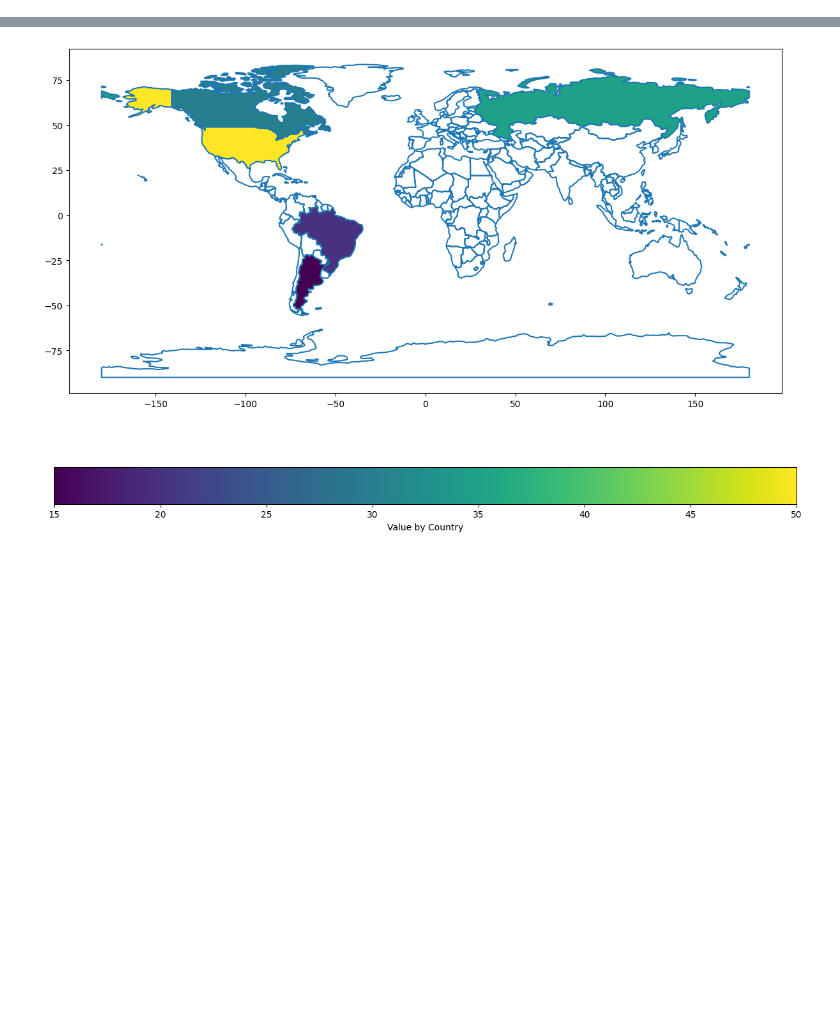
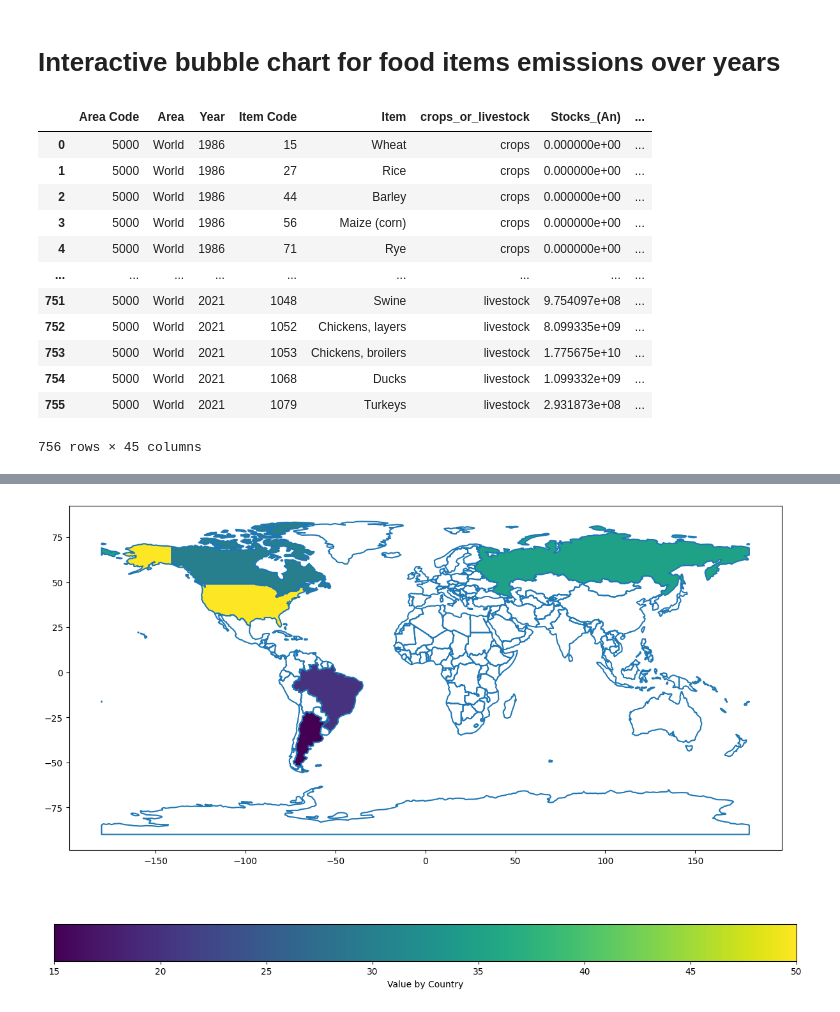
Before and after one commit to ezemriv/FAO-Food-CO2-Footprint, a Jupyter notebook: full_food_dataset_creation/02_food_evolution_bubble_plot.ipynb, the cells around one changed output, grey strips where cells are left out. Drawn from its saved outputs; the diff is of its cells as text; code cells hidden in the pictures; blank space fills up the shorter version.

```diff
--- a/full_food_dataset_creation/02_food_evolution_bubble_plot.ipynb
+++ b/full_food_dataset_creation/02_food_evolution_bubble_plot.ipynb
@@ -0,0 +1,2 @@
+# %% [markdown]
+# Interactive bubble chart for food items emissions over years
@@ -0,0 +6,18 @@
+# %%
+world_food_emissions_comp = pd.read_parquet('../data/FAOSTAT/clean_data/all_tables_processed/food_emissions/merged_food_prod_transport_emissions_world_v3.parquet')
+# %%
+world_food_emissions_comp
+# %% [output]
+|  | Area Code | Area | Year | Item Code | Item | crops_or_livestock | Stocks_(An) | ... |
+| 0 | 5000 | World | 1986 | 15 | Wheat | crops | 0.000000e+00 | ... |
+| 1 | 5000 | World | 1986 | 27 | Rice | crops | 0.000000e+00 | ... |
+| 2 | 5000 | World | 1986 | 44 | Barley | crops | 0.000000e+00 | ... |
+| 3 | 5000 | World | 1986 | 56 | Maize (corn) | crops | 0.000000e+00 | ... |
+| 4 | 5000 | World | 1986 | 71 | Rye | crops | 0.000000e+00 | ... |
+| ... | ... | ... | ... | ... | ... | ... | ... | ... |
+| 751 | 5000 | World | 2021 | 1048 | Swine | livestock | 9.754097e+08 | ... |
+| 752 | 5000 | World | 2021 | 1052 | Chickens, layers | livestock | 8.099335e+09 | ... |
+| 753 | 5000 | World | 2021 | 1053 | Chickens, broilers | livestock | 1.775675e+10 | ... |
+| 754 | 5000 | World | 2021 | 1068 | Ducks | livestock | 1.099332e+09 | ... |
+| 755 | 5000 | World | 2021 | 1079 | Turkeys | livestock | 2.931873e+08 | ... |
+756 rows × 45 columns
```
Also changed, not shown: parts of 3 cells of this notebook, 5 other files.
